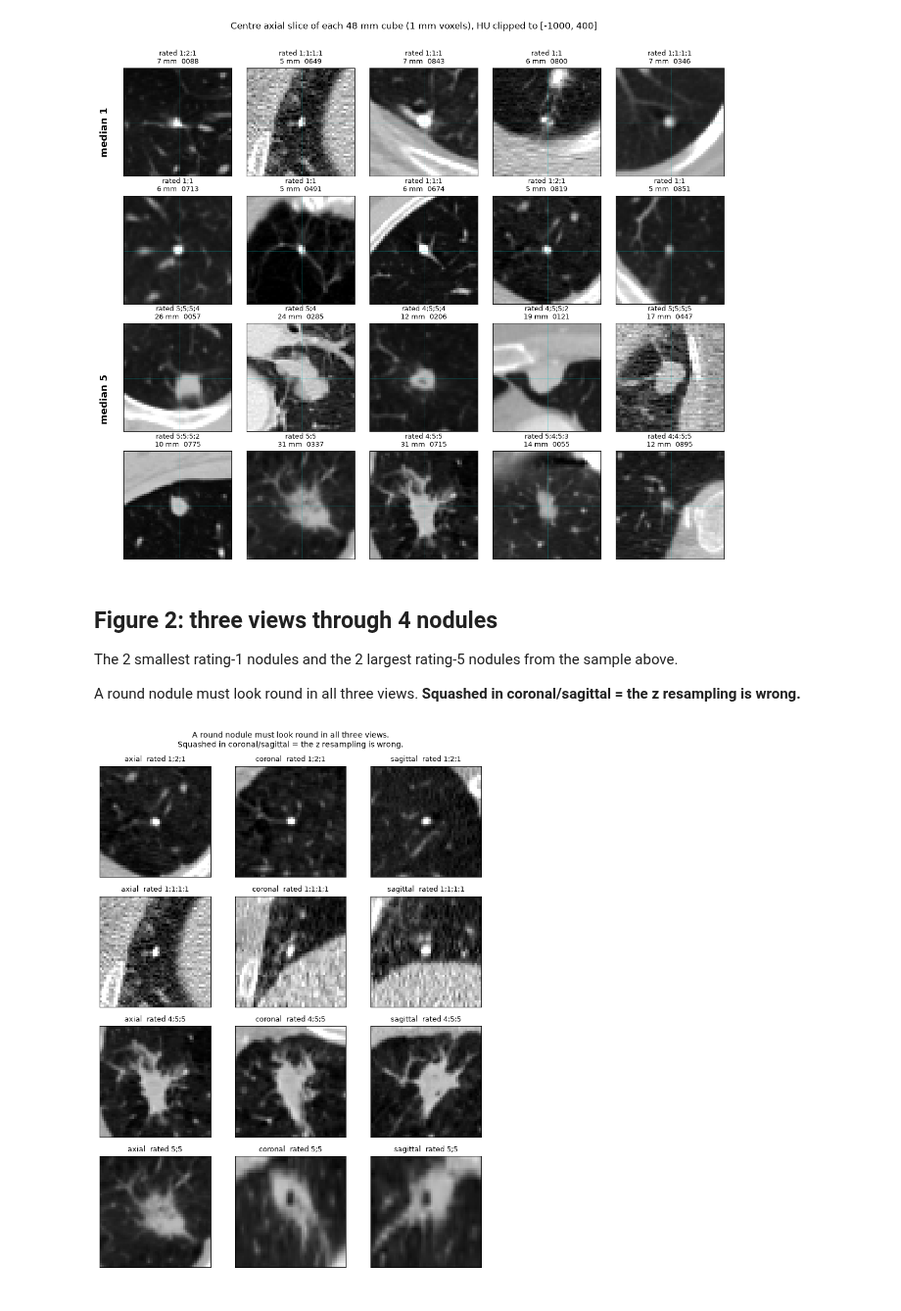
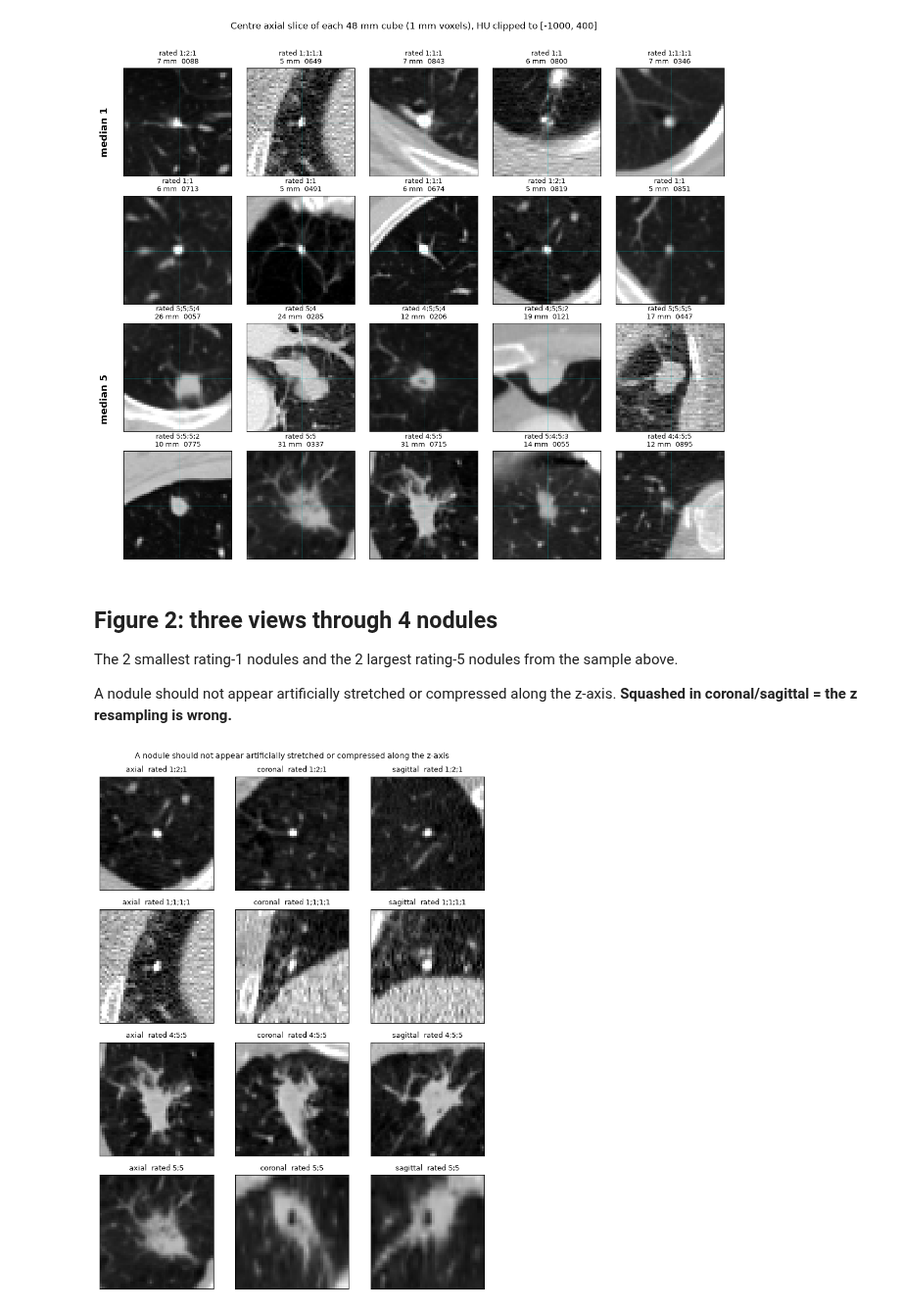
Before and after one commit to CaNtHinkOfaUser/Classifying-malignancy-in-lung-nodules-using-deep-learning-models, a Jupyter notebook: pipeline/4ccheck_patches.ipynb, the cells around one changed output. Shown at 98% size. Saved outputs shown, nothing was run; the diff lists cells and outputs as text; code cells hidden in the pictures.

```diff
--- a/pipeline/4ccheck_patches.ipynb
+++ b/pipeline/4ccheck_patches.ipynb
@@ -58,21 +58,20 @@ plt.show()
 
 The 2 smallest rating-1 nodules and the 2 largest rating-5 nodules from the sample above.
 
-A round nodule must look round in all three views. **Squashed in coronal/sagittal = the z resampling is wrong.**
+A nodule should not appear artificially stretched or compressed along the z-axis. **Squashed in coronal/sagittal = the z resampling is wrong.**
 # %%
 picks = pd.concat([ones.nsmallest(2, "diameter_mm"), fives.nlargest(2, "diameter_mm")])
 fig, axes = plt.subplots(4, 3, figsize=(7.5, 10))
 for row, (_, r) in zip(axes, picks.iterrows()):
     cube = np.load(PATCH_DIR / r.patch_file)
     # z runs inferior -> superior, so flip it to put the head at the top
     views = [cube[C], cube[::-1, C, :], cube[::-1, :, C]]
     for ax, img, name in zip(row, views, ["axial", "coronal", "sagittal"]):
         ax.imshow(img, cmap="gray", vmin=SHOW_HU[0], vmax=SHOW_HU[1])
         ax.set_title(f"{name}  rated {r.ratings}", fontsize=9)
         ax.set_xticks([]); ax.set_yticks([])
-fig.suptitle("A round nodule must look round in all three views.\n"
-             "Squashed in coronal/sagittal = the z resampling is wrong.", fontsize=10)
+fig.suptitle("A nodule should not appear artificially stretched or compressed along the z-axis", fontsize=10)
 fig.tight_layout()
 plt.show()
 # %% [output]
-[figure, old version]
+[figure, new version]
```
